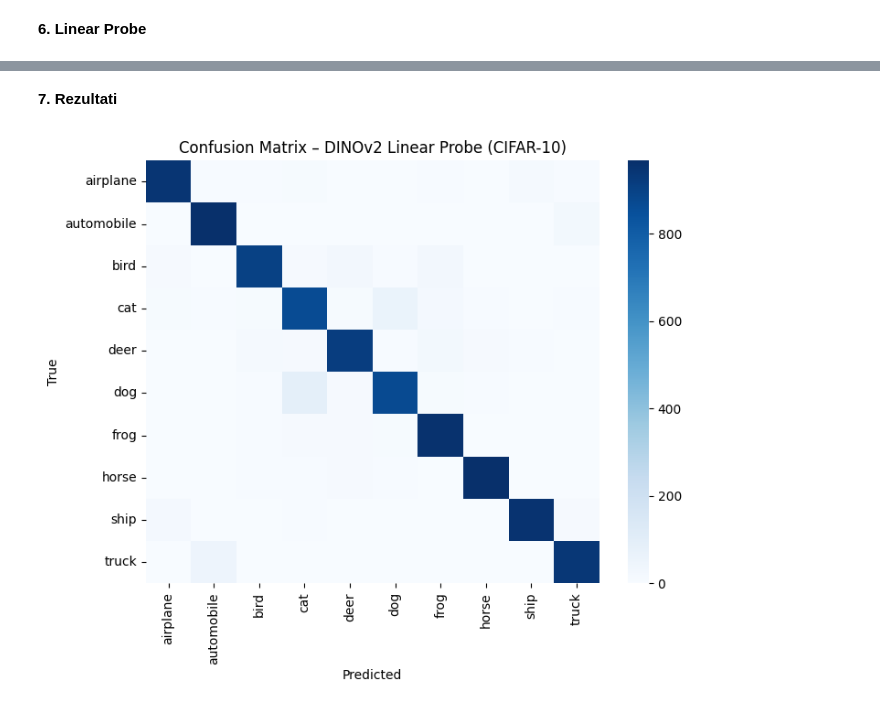
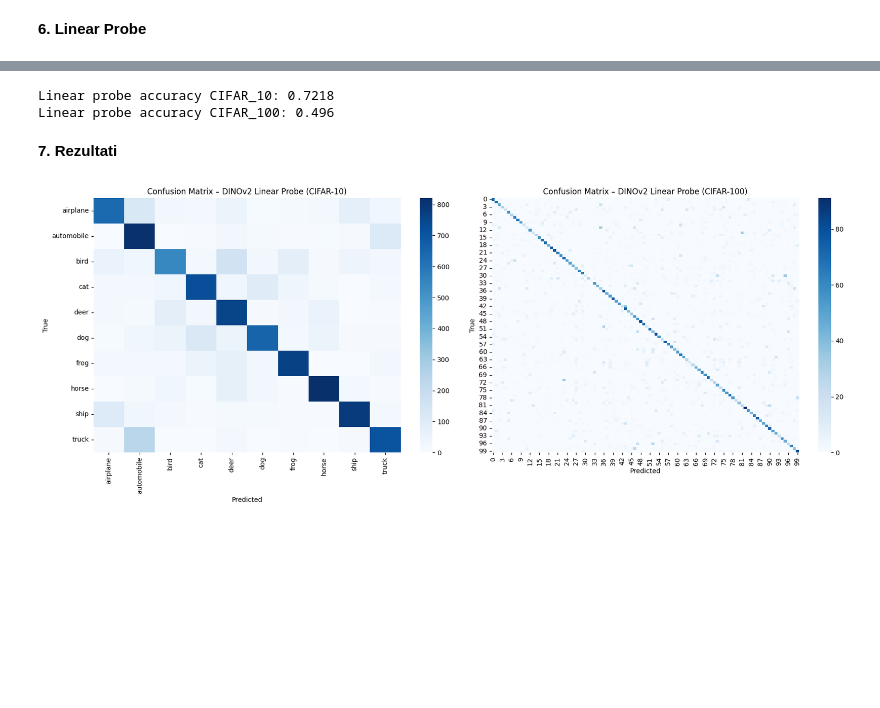
Before and after one commit to Florijan03/Diplomski-projekt, a Jupyter notebook: DinoV2.ipynb, the cells around one changed output, grey strips where cells are left out. Drawn from its saved outputs; the diff is of its cells as text; code cells hidden in the pictures; blank space fills up the shorter version.

```diff
--- a/DinoV2.ipynb
+++ b/DinoV2.ipynb
@@ -195,14 +268,58 @@ Linear probe accuracy: 0.9292
+# %%
+# --- CIFAR-10 ---
+linear_10.eval()
+with torch.no_grad():
+    Xte_10 = torch.tensor(X_test_10).to(device)
+    preds_10 = linear_10(Xte_10).argmax(dim=1).cpu().numpy()
+
+acc_10 = accuracy_score(y_test_10, preds_10)
+print("Linear probe accuracy CIFAR_10:", acc_10)
+
+# --- CIFAR-100 ---
+linear_100.eval()
+with torch.no_grad():
+    Xte_100 = torch.tensor(X_test_100).to(device)
+    preds_100 = linear_100(Xte_100).argmax(dim=1).cpu().numpy()
+
+acc_100 = accuracy_score(y_test_100, preds_100)
+print("Linear probe accuracy CIFAR_100:", acc_100)
+# %% [output]
+Linear probe accuracy CIFAR_10: 0.7218
+Linear probe accuracy CIFAR_100: 0.496
 # %% [markdown]
 **7. Rezultati**
-# %%
-cm = confusion_matrix(y_test, preds)
-
-plt.figure(figsize=(8,6))
-sns.heatmap(cm, cmap="Blues", xticklabels=train_set.classes,
-            yticklabels=train_set.classes)
-plt.xlabel("Predicted")
-plt.ylabel("True")
-plt.title("Confusion Matrix – DINOv2 Linear Probe (CIFAR-10)")
-plt.show()
-# %% [output]
-[figure, removed]
+# %%
+
+cm10 = confusion_matrix(y_test_10, preds_10)
+cm100 = confusion_matrix(y_test_100, preds_100)
+
+fig, axes = plt.subplots(1, 2, figsize=(18, 7))
+
+# CIFAR-10
+sns.heatmap(
+    cm10,
+    ax=axes[0],
+    cmap="Blues",
+    xticklabels=train_set_10.classes,
+    yticklabels=train_set_10.classes
+)
+axes[0].set_title("Confusion Matrix – DINOv2 Linear Probe (CIFAR-10)")
+axes[0].set_xlabel("Predicted")
+axes[0].set_ylabel("True")
+
+# CIFAR-100
+sns.heatmap(
+    cm100,
+    ax=axes[1],
+    cmap="Blues",
+    # xticklabels=train_set_100.classes,
+    # yticklabels=train_set_100.classes
+)
+axes[1].set_title("Confusion Matrix – DINOv2 Linear Probe (CIFAR-100)")
+axes[1].set_xlabel("Predicted")
+axes[1].set_ylabel("True")
+
+plt.tight_layout()
+plt.show()
+# %% [output]
+[figure, added]
```
Also changed, not shown: parts of 13 cells of this notebook.
